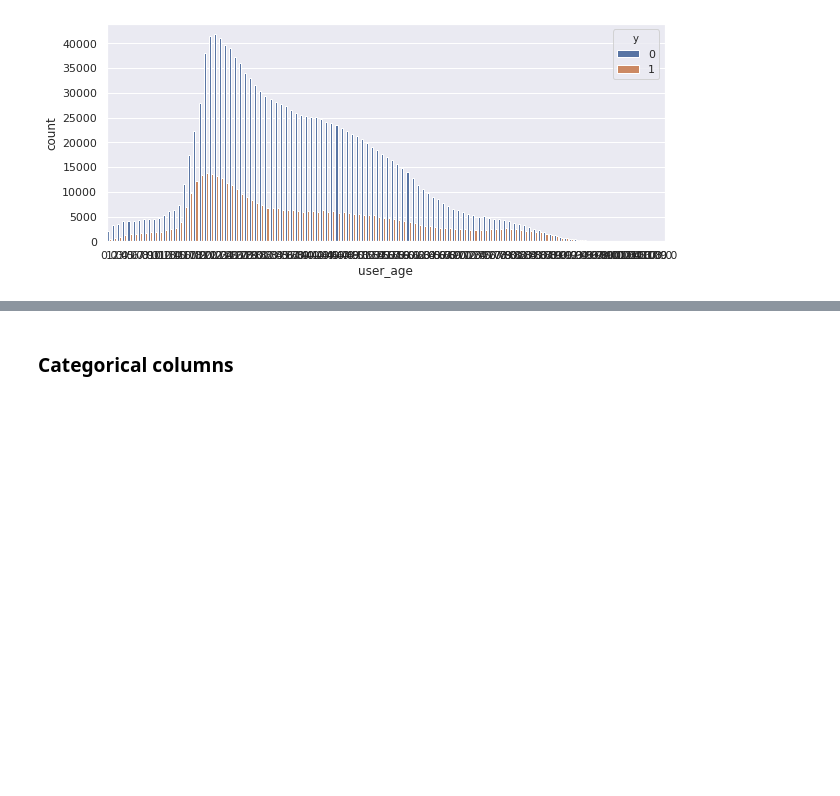
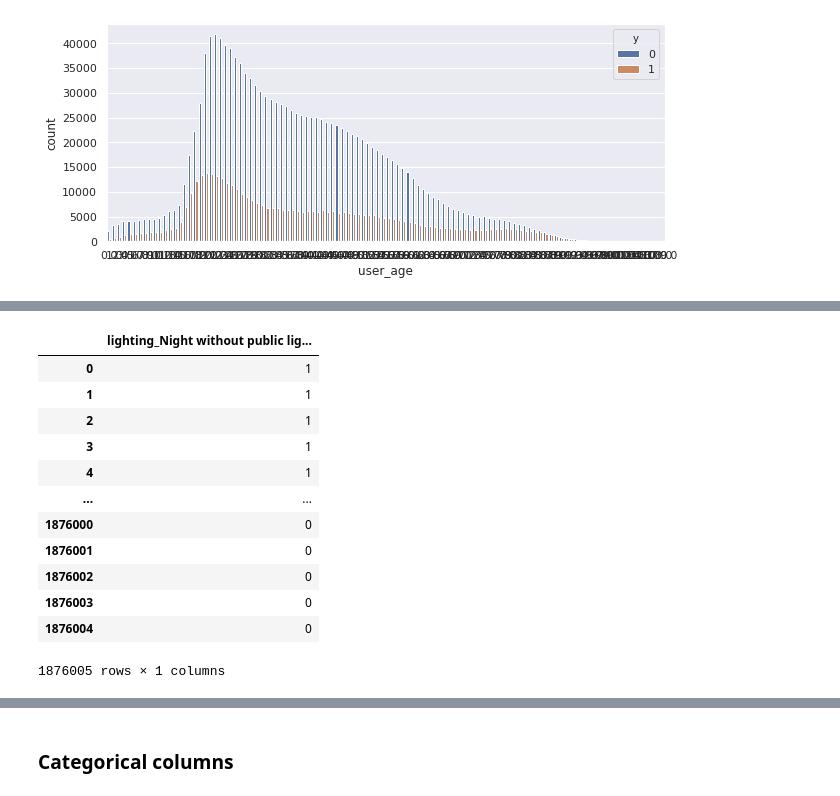
Before and after one commit to kmatusz/accidents, a Jupyter notebook: Feature_generation.ipynb, the cells around one changed output, grey strips where cells are left out. Drawn from its saved outputs; the diff is of its cells as text; code cells hidden in the pictures; blank space fills up the shorter version.

```diff
--- a/Feature_generation.ipynb
+++ b/Feature_generation.ipynb
@@ -303,0 +269,16 @@ g.map(plt.hist, "hour", color="steelblue")
+# %%
+pd.get_dummies(df_cat2[[col]], drop_first=1)[['lighting_Night without public lighting']]
+# %% [output]
+|  | lighting_Night without public lig... |
+| 0 | 1 |
+| 1 | 1 |
+| 2 | 1 |
+| 3 | 1 |
+| 4 | 1 |
+| ... | ... |
+| 1876000 | 0 |
+| 1876001 | 0 |
+| 1876002 | 0 |
+| 1876003 | 0 |
+| 1876004 | 0 |
+1876005 rows × 1 columns
```
Also changed, not shown: parts of 23 cells of this notebook, 1 other file.
